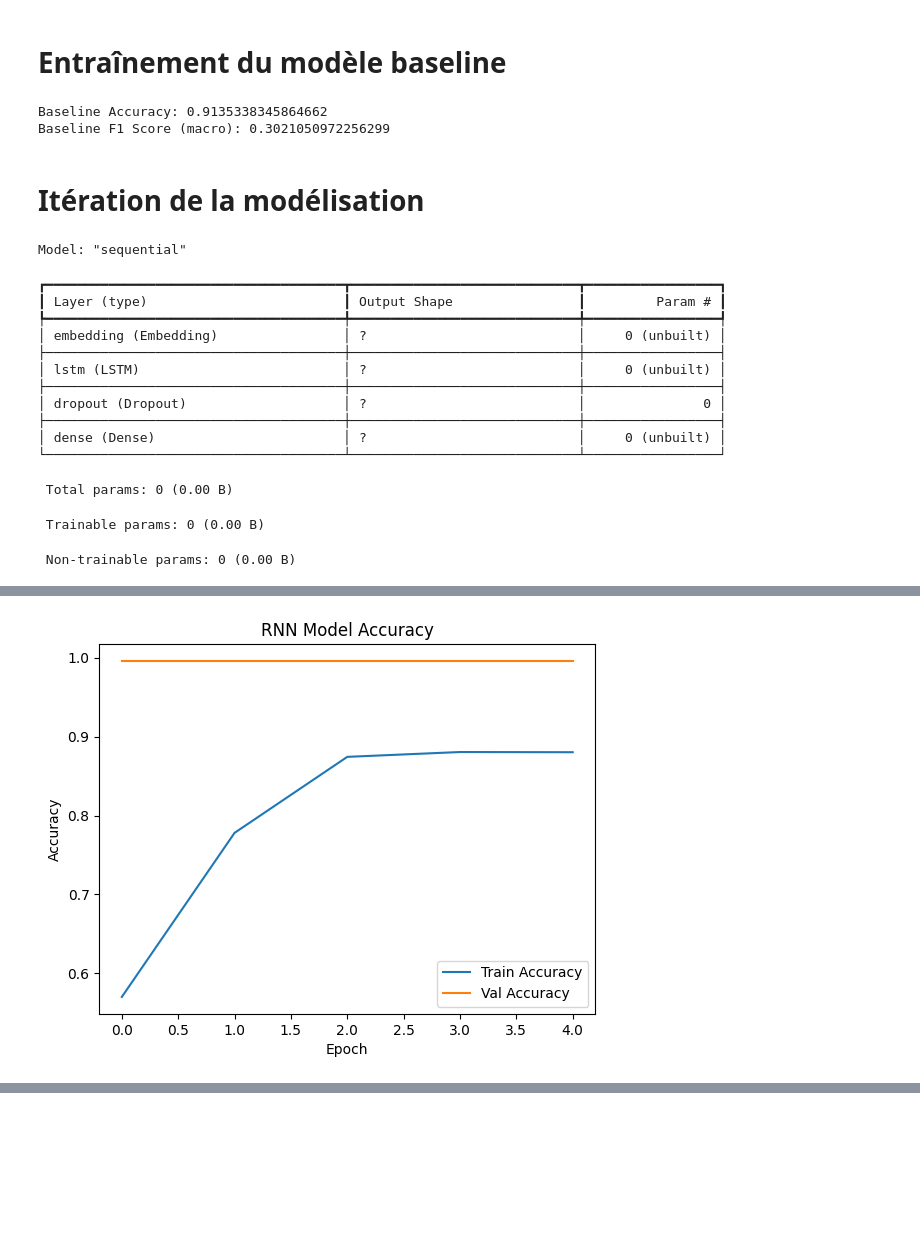
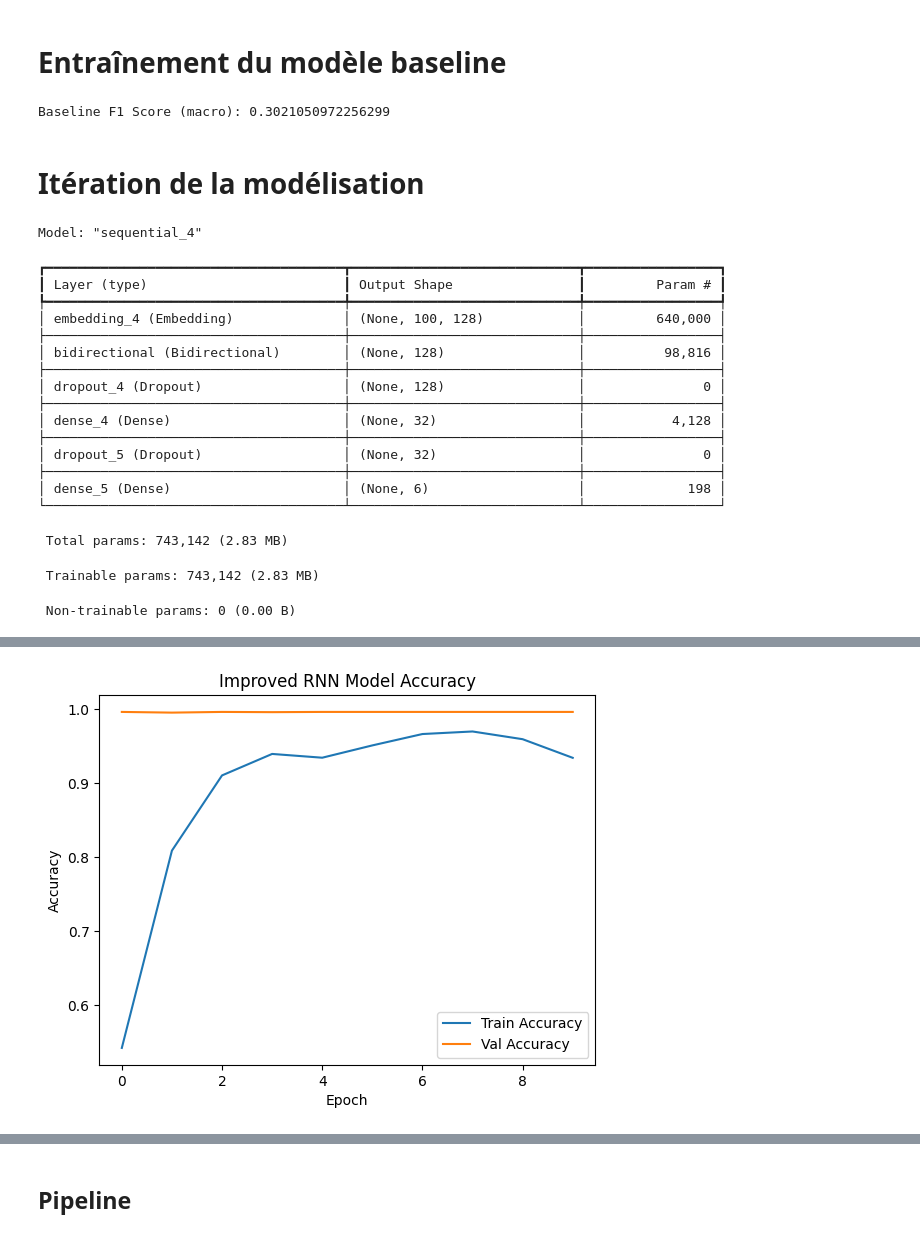
Before and after one commit to Kenneth-Sangli/interface_robot, a Jupyter notebook: Classification_commentaires_toxiques.ipynb, the cells around one changed output, grey strips where cells are left out. Cells and saved outputs as stored; diff of their text form; code cells hidden in the pictures; blank space fills up the shorter version.

```diff
--- a/Classification_commentaires_toxiques.ipynb
+++ b/Classification_commentaires_toxiques.ipynb
@@ -141,70 +141,86 @@ from sklearn.linear_model import LogisticRegression
 from sklearn.multiclass import OneVsRestClassifier
 from sklearn.metrics import accuracy_score, f1_score
 
-# TF-IDF transformation
 tfidf = TfidfVectorizer(max_features=5000)
 X_tfidf = tfidf.fit_transform(data_subset['comment_text'])
 X_train_tfidf, X_test_tfidf, y_train, y_test = train_test_split(X_tfidf, y, test_size=0.2, random_state=42)
 
-# Train logistic regression (multi-label)
+# Modèle de régression logistique multi-étiquettes
 baseline_model = OneVsRestClassifier(LogisticRegression(max_iter=1000))
 baseline_model.fit(X_train_tfidf, y_train)
 
-# Evaluate
+# Évaluation
 y_pred = baseline_model.predict(X_test_tfidf)
-print("Baseline Accuracy:", accuracy_score(y_test, y_pred))
 print("Baseline F1 Score (macro):", f1_score(y_test, y_pred, average='macro'))
 # %% [output]
-Baseline Accuracy: 0.9135338345864662
 Baseline F1 Score (macro): 0.3021050972256299
 # %% [markdown]
 # Itération de la modélisation
 # %%
 # Your Code
-# Itération de la modélisation
+# Itération de la modélisation améliorée
 from tensorflow.keras.models import Sequential
-from tensorflow.keras.layers import Embedding, LSTM, Dense, Dropout
+from tensorflow.keras.layers import Embedding, Bidirectional, LSTM, Dense, Dropout
+from sklearn.metrics import f1_score
+import matplotlib.pyplot as plt
 
-# Define the RNN model
+# Définir les constantes
+MAX_WORDS = 5000
+MAX_LEN = 100
+labels = ['toxic', 'severe_toxic', 'obscene', 'threat', 'insult', 'identity_hate']
+
+# Modèle amélioré
 model = Sequential([
-    Embedding(input_dim=MAX_WORDS, output_dim=128, input_length=MAX_LEN),
-    LSTM(64, return_sequences=False),
+    Embedding(input_dim=MAX_WORDS, output_dim=128),  # Sans input_length
+    Bidirectional(LSTM(64, return_sequences=False)),  # Bidirectional pour mieux capturer le contexte
     Dropout(0.5),
-    Dense(len(labels), activation='sigmoid')  # Sigmoid for multi-label
+    Dense(32, activation='relu'),  # Couche intermédiaire pour plus de complexité
+    Dropout(0.3),
+    Dense(len(labels), activation='sigmoid')  # Sortie multi-étiquettes
 ])
 
-# Compile the model
+# Compilation avec poids de classe pour gérer le déséquilibre (optionnel)
+class_weights = {i: (1.0 / count) * (len(y_train) / len(labels)) for i, count in enumerate(y_train.sum(axis=0))}
 model.compile(optimizer='adam', loss='binary_crossentropy', metrics=['accuracy'])
+
+# Construction explicite
+model.build(input_shape=(None, MAX_LEN))
 model.summary()
 
-# Train the model
-history = model.fit(X_train, y_train, epochs=5, batch_size=32, validation_data=(X_test, y_test))
+# Entraînement avec plus d'époques
+history = model.fit(X_train, y_train, epochs=10, batch_size=32, validation_data=(X_test, y_test), class_weight=class_weights)
 
-# Plot training history
+# Visualisation
 plt.plot(history.history['accuracy'], label='Train Accuracy')
 plt.plot(history.history['val_accuracy'], label='Val Accuracy')
-plt.title("RNN Model Accuracy")
+plt.title("Improved RNN Model Accuracy")
 plt.xlabel("Epoch")
 plt.ylabel("Accuracy")
 plt.legend()
 plt.show()
 
-# Evaluate
-y_pred_rnn = (model.predict(X_test) > 0.5).astype(int)
-print("RNN F1 Score (macro):", f1_score(y_test, y_pred_rnn, average='macro'))
+# Évaluation avec seuil ajusté par classe (exemple simplifié)
+y_pred_rnn = model.predict(X_test)
+thresholds = [0.3] * len(labels)  # Ajuster selon les classes, ici simplifié
+y_pred_rnn_adjusted = (y_pred_rnn > thresholds).astype(int)
+print("Improved RNN F1 Score (macro):", f1_score(y_test, y_pred_rnn_adjusted, average='macro'))
 # %% [output]
-Model: "sequential"
+Model: "sequential_4"
 ┏━━━━━━━━━━━━━━━━━━━━━━━━━━━━━━━━━━━━━━┳━━━━━━━━━━━━━━━━━━━━━━━━━━━━━┳━━━━━━━━━━━━━━━━━┓
 ┃ Layer (type)                         ┃ Output Shape                ┃         Param # ┃
 ┡━━━━━━━━━━━━━━━━━━━━━━━━━━━━━━━━━━━━━━╇━━━━━━━━━━━━━━━━━━━━━━━━━━━━━╇━━━━━━━━━━━━━━━━━┩
-│ embedding (Embedding)                │ ?                           │     0 (unbuilt) │
+│ embedding_4 (Embedding)              │ (None, 100, 128)            │         640,000 │
 ├──────────────────────────────────────┼─────────────────────────────┼─────────────────┤
-│ lstm (LSTM)                          │ ?                           │     0 (unbuilt) │
+│ bidirectional (Bidirectional)        │ (None, 128)                 │          98,816 │
 ├──────────────────────────────────────┼─────────────────────────────┼─────────────────┤
-│ dropout (Dropout)                    │ ?                           │               0 │
+│ dropout_4 (Dropout)                  │ (None, 128)                 │               0 │
 ├──────────────────────────────────────┼─────────────────────────────┼─────────────────┤
-│ dense (Dense)                        │ ?                           │     0 (unbuilt) │
+│ dense_4 (Dense)                      │ (None, 32)                  │           4,128 │
+├──────────────────────────────────────┼─────────────────────────────┼─────────────────┤
+│ dropout_5 (Dropout)                  │ (None, 32)                  │               0 │
+├──────────────────────────────────────┼─────────────────────────────┼─────────────────┤
+│ dense_5 (Dense)                      │ (None, 6)                   │             198 │
 └──────────────────────────────────────┴─────────────────────────────┴─────────────────┘
- Total params: 0 (0.00 B)
+ Total params: 743,142 (2.83 MB)
- Trainable params: 0 (0.00 B)
+ Trainable params: 743,142 (2.83 MB)
  Non-trainable params: 0 (0.00 B)
@@ -221 +247 @@ Epoch 5/5
-[figure, old version]
+[figure, new version]
@@ -223,0 +250,2 @@ RNN F1 Score (macro): 0.35845856992565456
+# %% [markdown]
+## Pipeline
```
Also changed, not shown: parts of 2 cells of this notebook.
